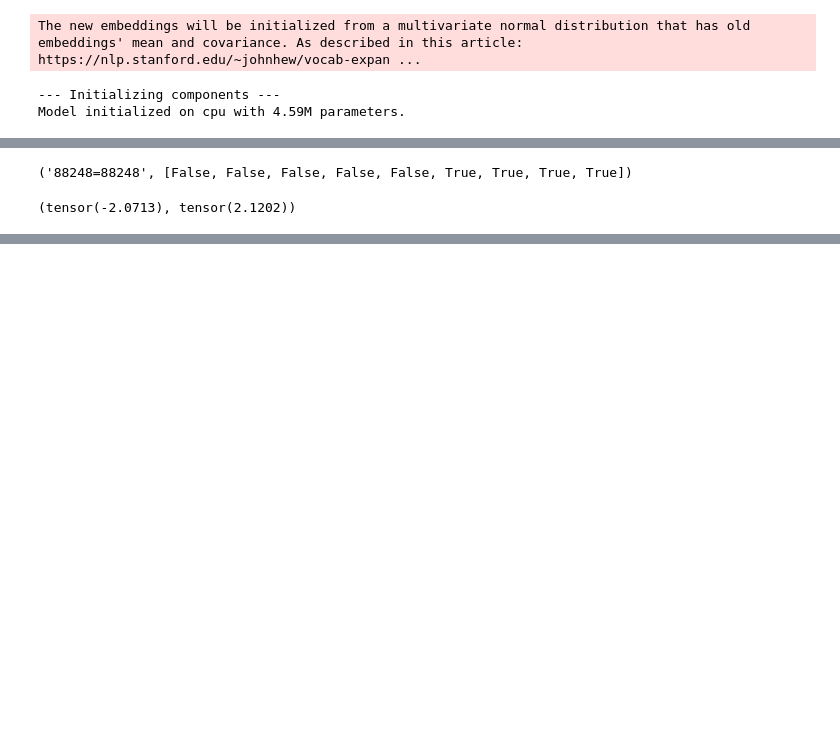
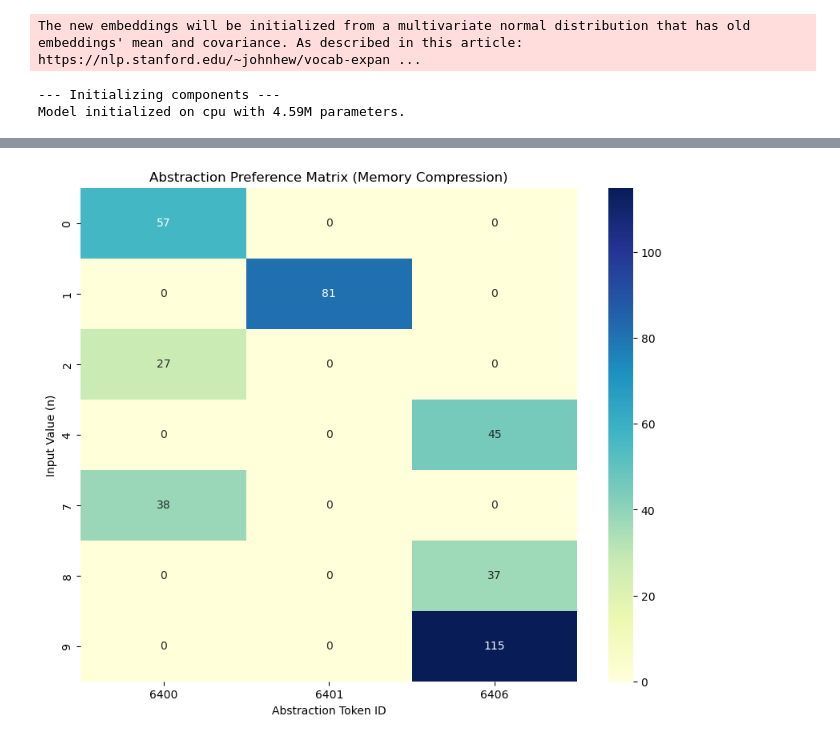
Before and after one commit to fangyuan-ksgk/minimind, a Jupyter notebook: note.ipynb, the cells around one changed output, grey strips where cells are left out. Drawn from its saved outputs; the diff is of its cells as text; code cells hidden in the pictures; blank space fills up the shorter version.

```diff
--- a/note.ipynb
+++ b/note.ipynb
@@ -261,7 +287,7 @@ args = SimpleNamespace(
 
     # --- Curriculum and Memory ---
     curriculum_ratio=0.6,
-    train_iterations=200, # This will be used by the scheduler
+    train_iterations=400, # This will be used by the scheduler
     use_fade_memory=False,
     use_compression_mask=True, # <-- Set to True to test your new mask
     compression_curriculum_ratio=0.25,
@@ -325,6 +351,8 @@ sorl_config = SORLConfig(
     min_keep=args.memory_span,
     max_seq_len=train_loader.max_length,
     train_iterations=args.train_iterations,
+    train_batch_size=args.batch_size,
+    val_batch_size=args.batch_size,
     max_length=train_loader.max_length,
     default_phase=args.default_phase,
     delta=args.delta, tau=args.tau,
@@ -350,11 +378,11 @@ for i in range(sorl_config.train_iterations): # Run for 10 steps
     # --- Scheduler Step ---
     t_search, drop_ratio = search_scheduler.step()
     sorl_config.max_t_search = 1
-    model.drop_ratio = 0
+    model.drop_ratio = 1.0
 
     # --- Get data and perform SORL search ---
     # (1). Apply loss mask (and change its shape with abs padding) || (2). Customize abs padding
-    data, loss_mask = train_loader.get_batch(args.batch_size)
+    data, loss_mask = train_loader.get_batch(sorl_config.train_batch_size)
     with torch.no_grad():
         search_data, switch_ratio = sorl_search(data, loss_mask, model, sorl_config)
 
@@ -370,14 +398,14 @@ for i in range(sorl_config.train_iterations): # Run for 10 steps
     optimizer.step()
 
     # --- Logging ---
-    greedy_advantage, best_advantage = evaluate(data, loss_mask, sorl_config, model, search_n=1)
+    greedy_advantage, best_advantage, greedy_info_gain, _, a_loss = evaluate(data, loss_mask, sorl_config, model, search_n=1)
     print(
         f"Step {i+1:02d} | "
-        f"Loss: {total_loss.item():.2f} (SSL: {ssl_loss.item():.2f}, Abs: {abs_loss.item():.2f}) | "
-        f"Greedy-Adv: {greedy_advantage:.1f}% | Best-Adv: {best_advantage:.1f}% | "
+        f"Loss: {total_loss.item():.2f} (SSL: {ssl_loss.item():.3f}, Abs: {abs_loss.item():.2f}) | "
+        f"Advantage: {greedy_advantage:.1f}% | Info-Gain: {greedy_info_gain:.1f}% | Abs-Free-Loss: {a_loss:.3f} | "
         f"t_search: {t_search} | "
         f"drop_ratio: {model.drop_ratio:.2f}"
     )
-    break
+    # break
 # %% [output]
 --- Starting interactive training loop ---
@@ -385,22 +427,0 @@ Step 01 | Loss: 17.80 (SSL: 9.31, Abs: 8.50) | Greedy-Adv: 1.7% | Best-Adv: 1.0%
-# %%
-from transformers import AutoTokenizer
-
-TOKENIZER_PATH = "model/"
-tokenizer = AutoTokenizer.from_pretrained(TOKENIZER_PATH)
-
-idx = 3
-tokenizer.decode(data[idx]), loss_mask[idx].bool().tolist()
-# %% [output]
-('88248=88248', [False, False, False, False, False, True, True, True, True])
-# %%
-g_adv = []
-b_adv = []
-for _ in range(100):
-    data, loss_mask = train_loader.get_batch(args.batch_size)
-    greedy_advantage, best_advantage = evaluate(data, loss_mask, sorl_config, model, search_n=1)
-    g_adv.append(greedy_advantage)
-    b_adv.append(best_advantage)
-
-torch.stack(g_adv).mean(), torch.stack(b_adv).mean()
-# %% [output]
-(tensor(-2.0713), tensor(2.1202))
@@ -406,0 +450,15 @@ torch.stack(g_adv).mean(), torch.stack(b_adv).mean()
+# %%
+from transformers import AutoTokenizer
+
+
+tokenizer = AutoTokenizer.from_pretrained("model/")
+eval_loader = MemLoader('dataset/hidden_info.bin', device=args.device)
+
+from src.stat import collect_abstraction_table, plot_abstraction_preference, evaluate_advantage
+
+greedy_adv, best_adv, greedy_info_gain, greedy_loss, abstract_free_loss = evaluate_advantage(model, eval_loader, sorl_config)
+print(f"Greedy Advantage: {greedy_adv:.1f}% | Best Adv: {best_adv:.1f}% | Abstract-Conditioned Loss: {greedy_loss:.3f} | Abstract-Free Loss: {abstract_free_loss:.3f} | Info Gain: {greedy_info_gain:.1f}%")
+
+abs_table, val_table = collect_abstraction_table(model, eval_loader, sorl_config, tokenizer)
+plot_abstraction_preference(val_table, "Abstraction Preference Matrix (Memory Compression)")
+# %% [output]
@@ -407,3 +466,4 @@ torch.stack(g_adv).mean(), torch.stack(b_adv).mean()
+[figure, added]
 # %%
 import torch
 import torch.nn.functional as F
```
Also changed, not shown: parts of 10 cells of this notebook, 11 other files.
